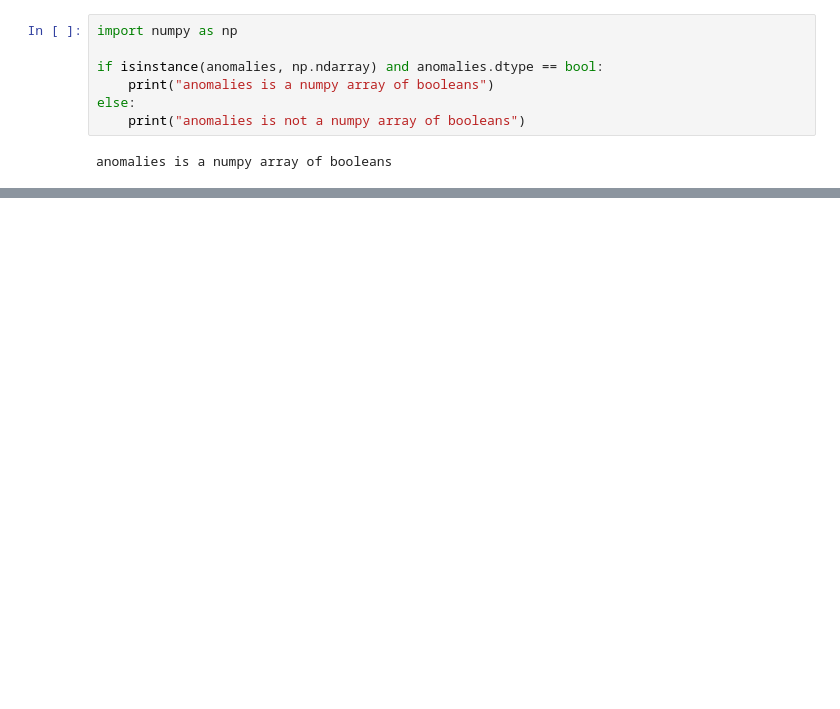
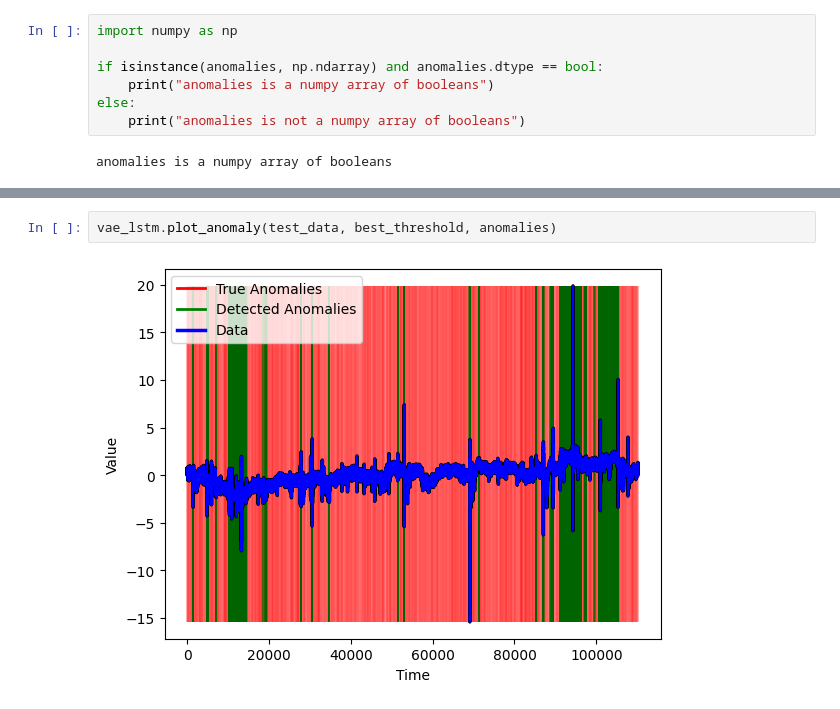
Before and after one commit to Th3RandyMan/Unsupervised-Anomaly-Detection, a Jupyter notebook: train_model.ipynb, the cells around one changed output, grey strips where cells are left out. Cells and saved outputs as stored; diff of their text form; blank space fills up the shorter version.

```diff
--- a/train_model.ipynb
+++ b/train_model.ipynb
@@ -280,0 +309,4 @@ vae_lstm.plot_anomaly(test_data, anomalies, best_threshold)
+# %%
+vae_lstm.plot_anomaly(test_data, best_threshold, anomalies)
+# %% [output]
+[figure, added]
```
Also changed, not shown: parts of 7 cells of this notebook, 4 other files.
